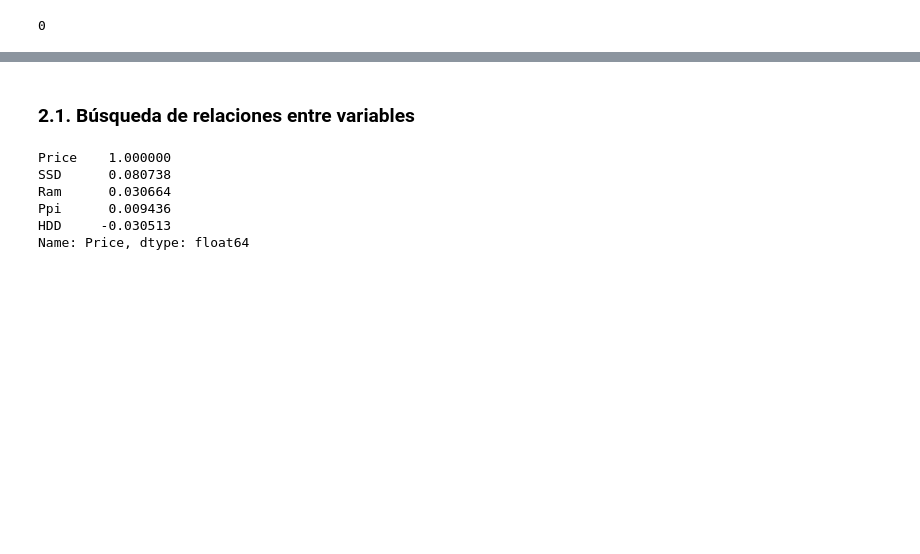
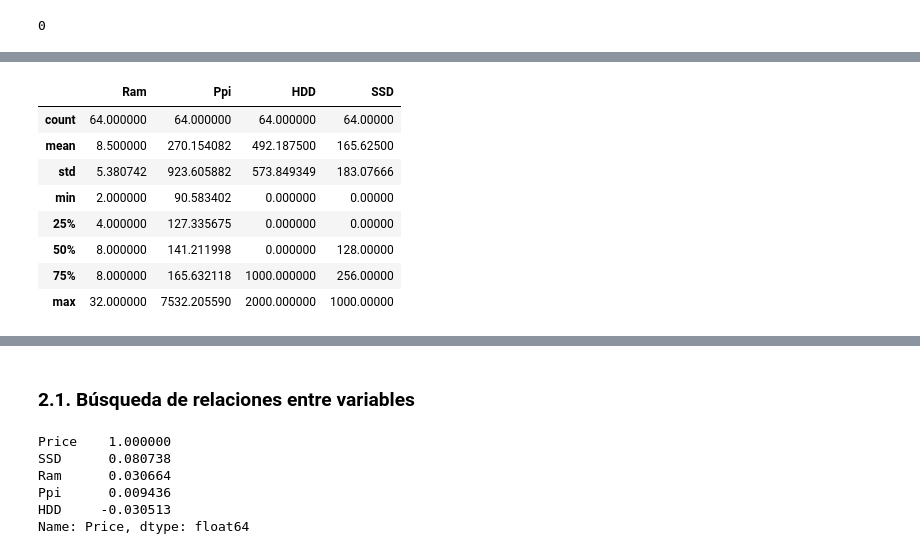
Before and after one commit to ddummann/BI-202302-1, a Jupyter notebook: Lab2/MainNotebook.ipynb, the cells around one changed output, grey strips where cells are left out. Saved outputs shown, nothing was run; the diff lists cells and outputs as text; code cells hidden in the pictures; blank space fills up the shorter version.

```diff
--- a/Lab2/MainNotebook.ipynb
+++ b/Lab2/MainNotebook.ipynb
@@ -200,0 +240,13 @@ len(entradas_duplicadas)
+# %%
+# Ahora el mismo proceso con los datos en el archivo unlabeled
+df_laptops_test_unlabeled[featuresNumericas].describe()
+# %% [output]
+|  | Ram | Ppi | HDD | SSD |
+| count | 64.000000 | 64.000000 | 64.000000 | 64.00000 |
+| mean | 8.500000 | 270.154082 | 492.187500 | 165.62500 |
+| std | 5.380742 | 923.605882 | 573.849349 | 183.07666 |
+| min | 2.000000 | 90.583402 | 0.000000 | 0.00000 |
+| 25% | 4.000000 | 127.335675 | 0.000000 | 0.00000 |
+| 50% | 8.000000 | 141.211998 | 0.000000 | 128.00000 |
+| 75% | 8.000000 | 165.632118 | 1000.000000 | 256.00000 |
+| max | 32.000000 | 7532.205590 | 2000.000000 | 1000.00000 |
```
Also changed, not shown: parts of 18 cells of this notebook.
